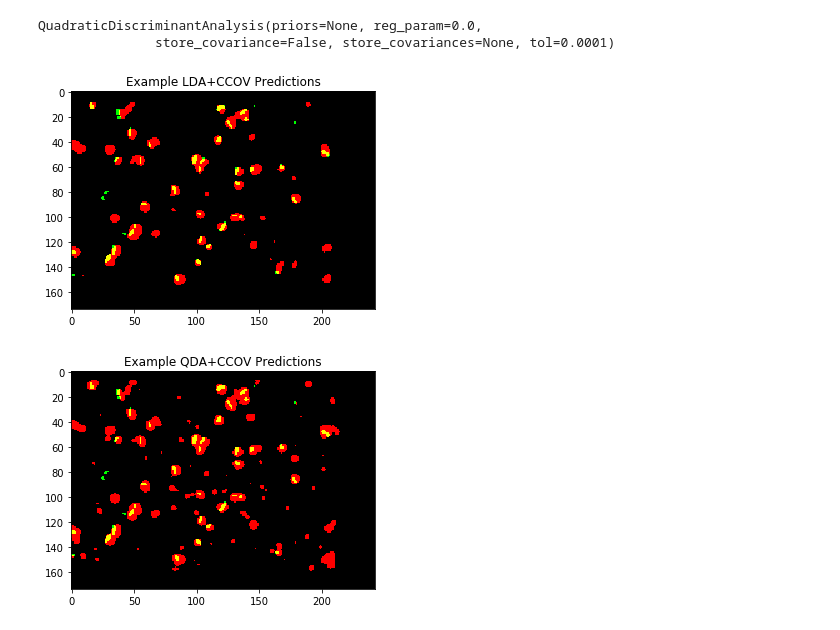
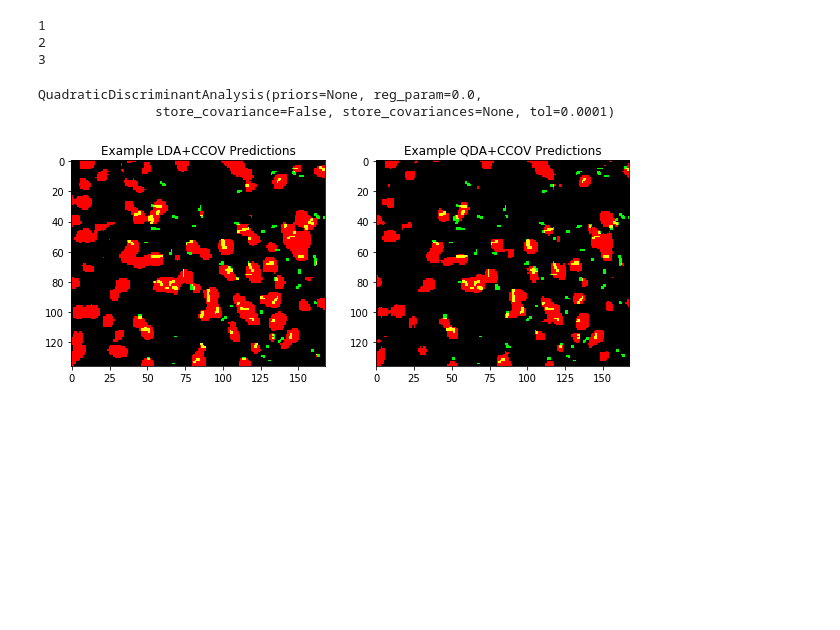
Before and after one commit to zainebrahim/nomads, a Jupyter notebook: source/bstadt/features/features.ipynb, the cells around one changed output. Drawn from its saved outputs; the diff is of its cells as text; code cells hidden in the pictures; blank space fills up the shorter version.

```diff
--- a/source/bstadt/features/features.ipynb
+++ b/source/bstadt/features/features.ipynb
@@ -74,13 +124,13 @@ def propose_negative_coordinates(r):
                           for elem in feature_data.shape[1:]]
 
     minz = max(int(centroid[0]-r/2), 0)
-    maxz = min(int(centroid[0]+r/2), 26)
+    maxz = min(int(centroid[0]+r/2), 39)
 
     miny = max(centroid[1]-r, 0)
-    maxy = min(centroid[1]+r, 173)
+    maxy = min(centroid[1]+r, 136)
 
     minx = max(centroid[2]-r, 0)
-    maxx = min(centroid[2]+r, 242)
+    maxx = min(centroid[2]+r, 168)
 
     return minz, maxz, miny, maxy, minx, maxx
 
@@ -216,15 +331,0 @@ plt.show()
-# %%
-trial_summaries = []
-for radius in list(range(2, 8)):
-    prec_list = []
-    rec_list = []
-    for i in range(3):
-        prec, rec, n = run_qda_sim(.66, radius)
-        prec_list.append(prec)
-        rec_list.append(rec)
-    trial_summaries.append({'train_samples': n,
-                            'radius': radius,
-                            'ave_prec': np.mean(prec_list),
-                            'var_prec': np.var(prec_list),
-                            'ave_rec': np.mean(rec_list),
-                            'var_rec': np.var(rec_list)})
@@ -266,9 +332,9 @@ plt.show()
 # %%
 #get random data split
-train_idx_list = get_train_idx_list(.66)
-train_positives = [make_positive_feature_vector(train_idx, 2)\
+train_idx_list = get_train_idx_list(.33)
+train_positives = [make_positive_feature_vector(train_idx, 4)\
                    for train_idx in train_idx_list]
-train_negatives = [make_negative_feature_vector(2)\
+train_negatives = [make_negative_feature_vector(4)\
                    for _ in train_positives]
 
 train_feature_vectors = train_positives + train_negatives
@@ -281,8 +347,11 @@ lda_model.fit(train_feature_vectors, train_labels)
 qda_model = QDA()
 qda_model.fit(train_feature_vectors, train_labels)
 # %% [output]
-QuadraticDiscriminantAnalysis(priors=None, reg_param=0.0,
-               store_covariance=False, store_covariances=None, tol=0.0001)
+1
+2
+3
+QuadraticDiscriminantAnalysis(priors=None, reg_param=0.0,
+               store_covariance=False, store_covariances=None, tol=0.0001)
 # %%
 z = 10
 lda_preds = np.zeros_like(label_annot[z])
@@ -292,14 +361,14 @@ for y in range(label_annot.shape[1]):
     for x in range(label_annot.shape[2]):
         centroid = [z, y, x]
 
-        minz = max(centroid[0]-2, 0)
-        maxz = min(centroid[0]+2, 26)
+        minz = max(centroid[0]-4, 0)
+        maxz = min(centroid[0]+4, 39)
 
-        miny = max(centroid[1]-2, 0)
-        maxy = min(centroid[1]+2, 173)
+        miny = max(centroid[1]-4, 0)
+        maxy = min(centroid[1]+4, 136)
 
-        minx = max(centroid[2]-2, 0)
-        maxx = min(centroid[2]+2, 242)
+        minx = max(centroid[2]-4, 0)
+        maxx = min(centroid[2]+4, 168)
 
         cutout = feature_data[:, minz:maxz, miny:maxy, minx:maxx]
         feature_vector = np.array([np.mean(cutout[i]) for i in range(feature_data.shape[0])]).reshape(1, -1)
@@ -314,15 +383,14 @@ def make_overlap_img(a, b):
     rgb_both = rgb_both.astype(float)
     return rgb_both
 # %%
-plt.figure()
+fig = plt.figure(figsize=(10, 10))
+plt.subplot(121)
 plt.title('Example LDA+CCOV Predictions')
 plt.imshow(make_overlap_img(lda_preds, label_annot[z] > 0))
-plt.show()
 
-plt.figure()
+plt.subplot(122)
 plt.title('Example QDA+CCOV Predictions')
 plt.imshow(make_overlap_img(qda_preds, label_annot[z] > 0))
 plt.show()
 # %% [output]
-[figure, old version]
+[figure, new version]
-[figure, removed]
```
Also changed, not shown: parts of 14 cells of this notebook, 1 other file.
